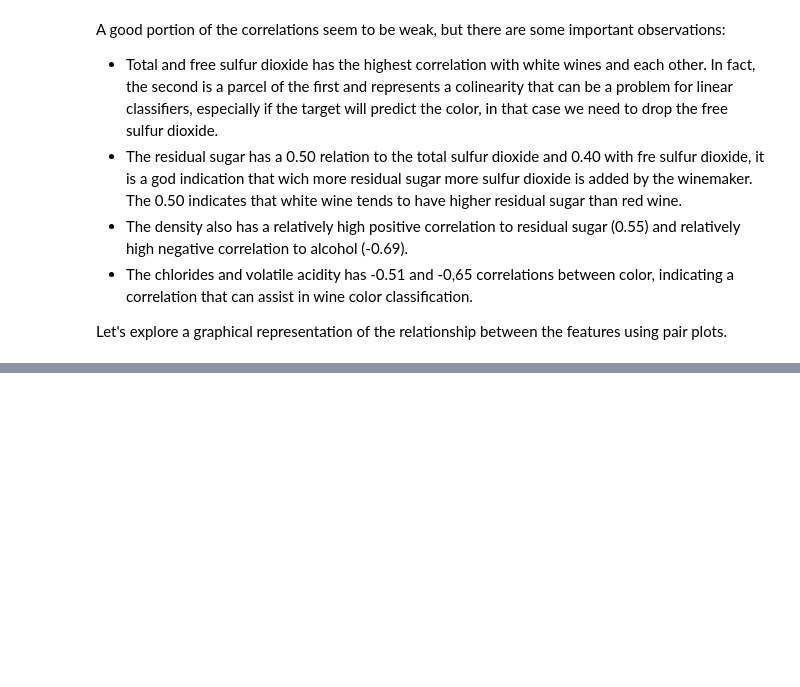
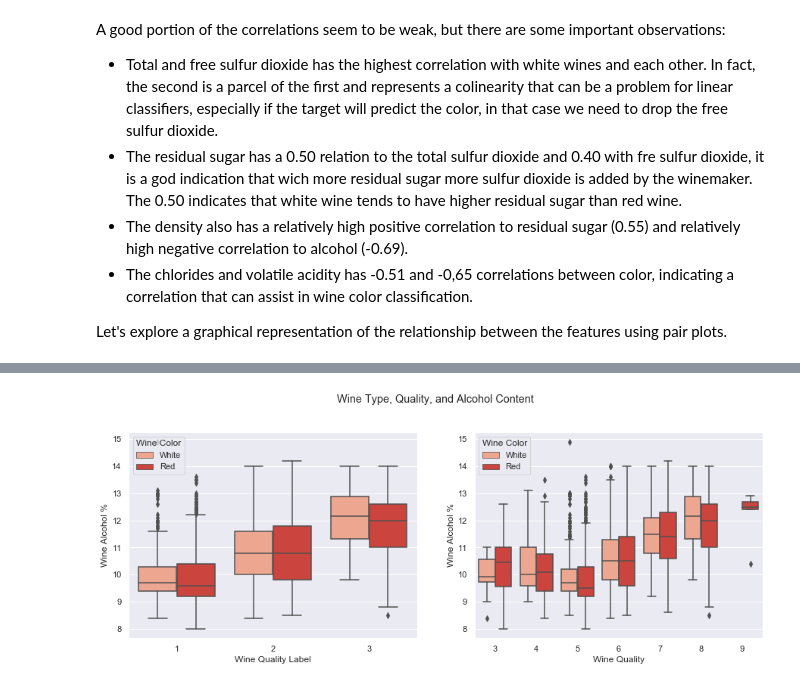
Before and after one commit to nwdelafu/wine-quality, a Jupyter notebook: main.ipynb, the cells around one changed output, grey strips where cells are left out. Saved outputs shown, nothing was run; the diff lists cells and outputs as text; code cells hidden in the pictures; blank space fills up the shorter version.

Commit message:
Exploratory Data analysis and began data engineering

```diff
--- a/main.ipynb
+++ b/main.ipynb
@@ -561,0 +594,23 @@ plt.show()
+# %%
+sns.set(font_scale = 1)
+fig, axes = plt.subplots(1, 2, figsize = (15,5))
+fig.suptitle('Wine Type, Quality, and Alcohol Content', y = 1.02)
+
+sns.boxplot(x = 'label', y = 'alcohol', data = wine,
+            hue = 'wine_color', palette = 'Reds', ax = axes[0])
+h, l = axes[0].get_legend_handles_labels()
+axes[0].set_xlabel("Wine Quality Label")
+axes[0].set_ylabel("Wine Alcohol %")
+axes[0].legend(h, ['White', 'Red'], title = 'Wine Color')
+
+
+sns.boxplot(x = 'quality', y = 'alcohol', data = wine,
+            hue = 'wine_color', palette = 'Reds', ax = axes[1])
+h2, l2 = axes[1].get_legend_handles_labels()
+axes[1].legend(h2, ['White', 'Red'], title = 'Wine Color')
+axes[1].set_xlabel("Wine Quality")
+axes[1].set_ylabel("Wine Alcohol %")
+
+plt.show()
+# %% [output]
+[figure, added]
```
Also changed, not shown: parts of 9 cells of this notebook.
